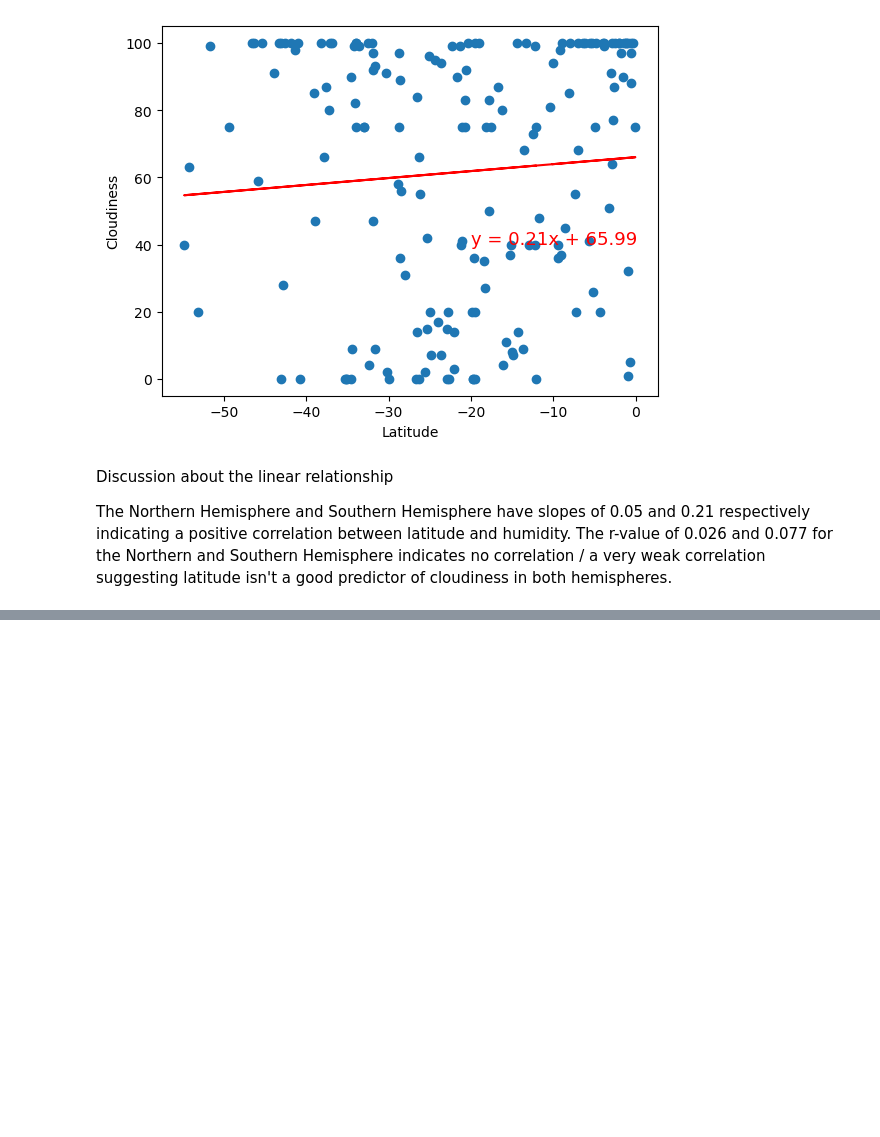
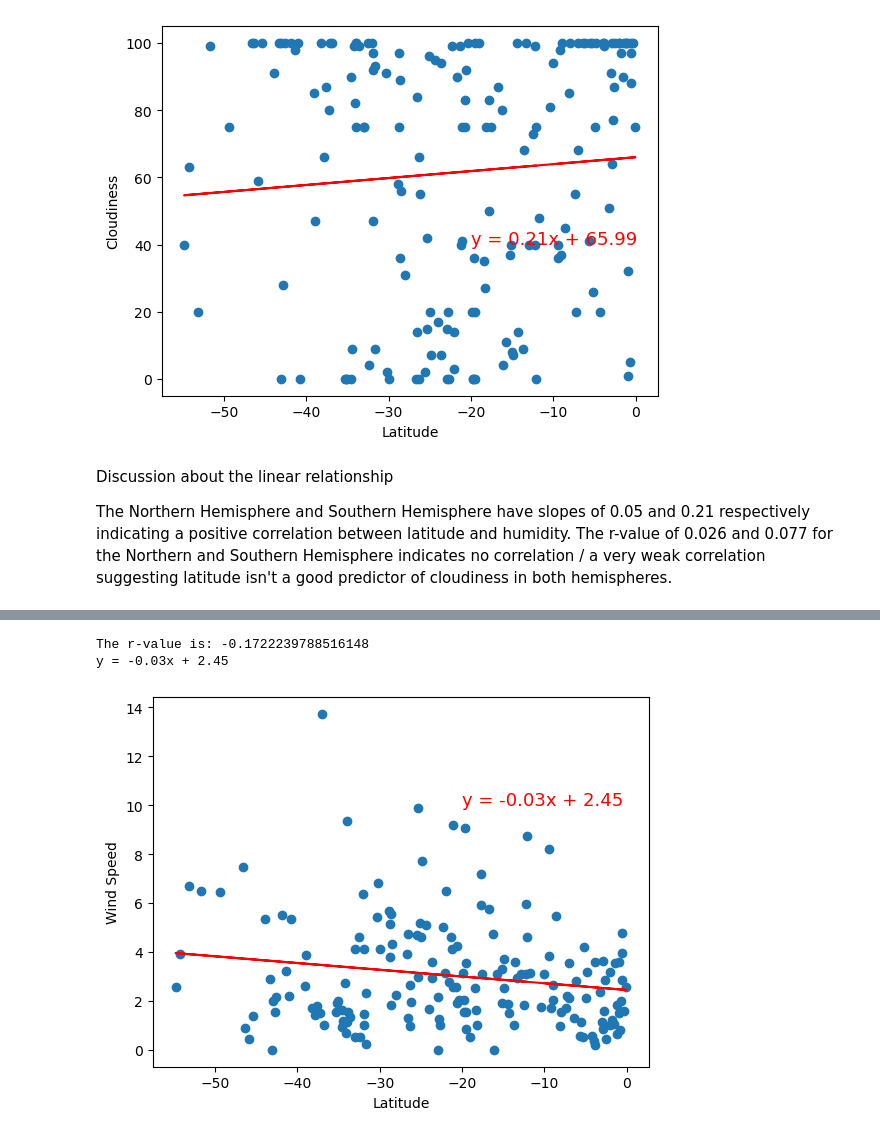
Before and after one commit to bec-n/python-api-challenge, a Jupyter notebook: WeatherPy.ipynb, the cells around one changed output, grey strips where cells are left out. Cells and saved outputs as stored; diff of their text form; code cells hidden in the pictures; blank space fills up the shorter version.

```diff
--- a/WeatherPy.ipynb
+++ b/WeatherPy.ipynb
@@ -413,0 +433,19 @@ indicating a positive correlation between latitude and humidity. The r-value of
+# %%
+# Wind Speed vs. Latitude Linear Regression Plot
+
+# Linear regression on Southern Hemisphere
+(slope8, intercept8, rvalue8, pvalue8, stderr8) = linregress(southern_hemi_df["Lat"], southern_hemi_df["Wind Speed"])
+regress_values8 = southern_hemi_df["Lat"] * slope8 + intercept8
+line_eq8 = "y = " + str(round(slope8,2)) + "x + " + str(round(intercept8,2))
+
+plt.scatter(southern_hemi_df["Lat"],southern_hemi_df["Wind Speed"])
+plt.plot(southern_hemi_df["Lat"],regress_values8,"r-")
+plt.xlabel('Latitude')
+plt.ylabel('Wind Speed')
+plt.annotate(line_eq8,(-20,10),fontsize=13,color="red")
+print(f"The r-value is: {rvalue8}")
+print(f"{line_eq8}")
+# %% [output]
+The r-value is: -0.1722239788516148
+y = -0.03x + 2.45
+[figure, added]
```
Also changed, not shown: parts of 3 cells of this notebook, 2 other files.
